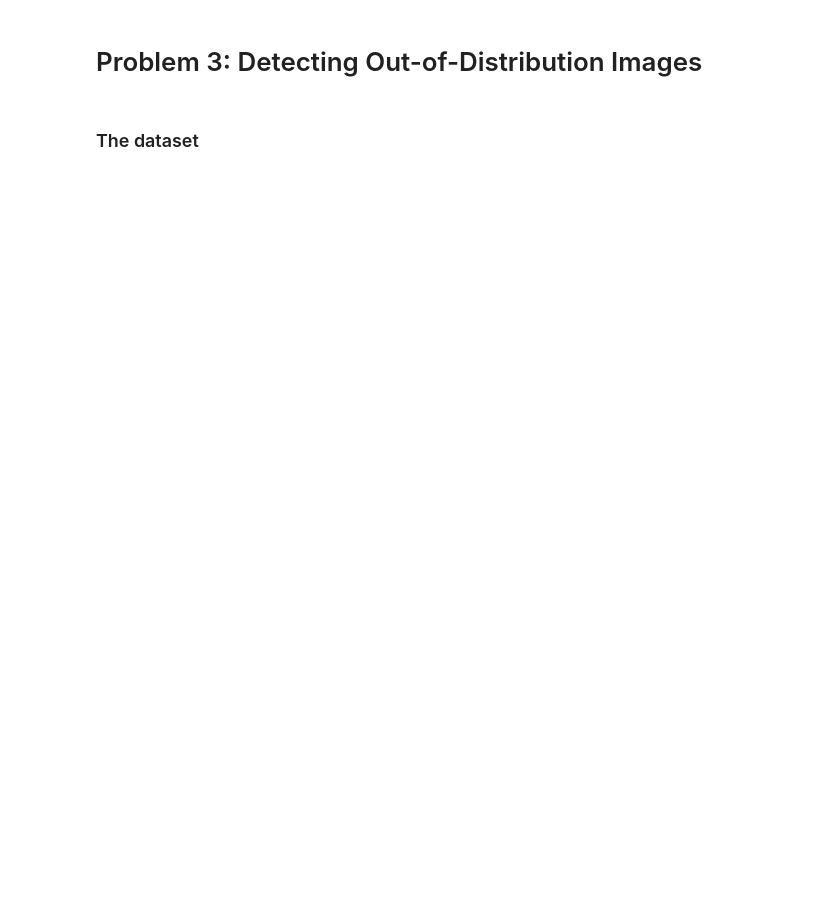
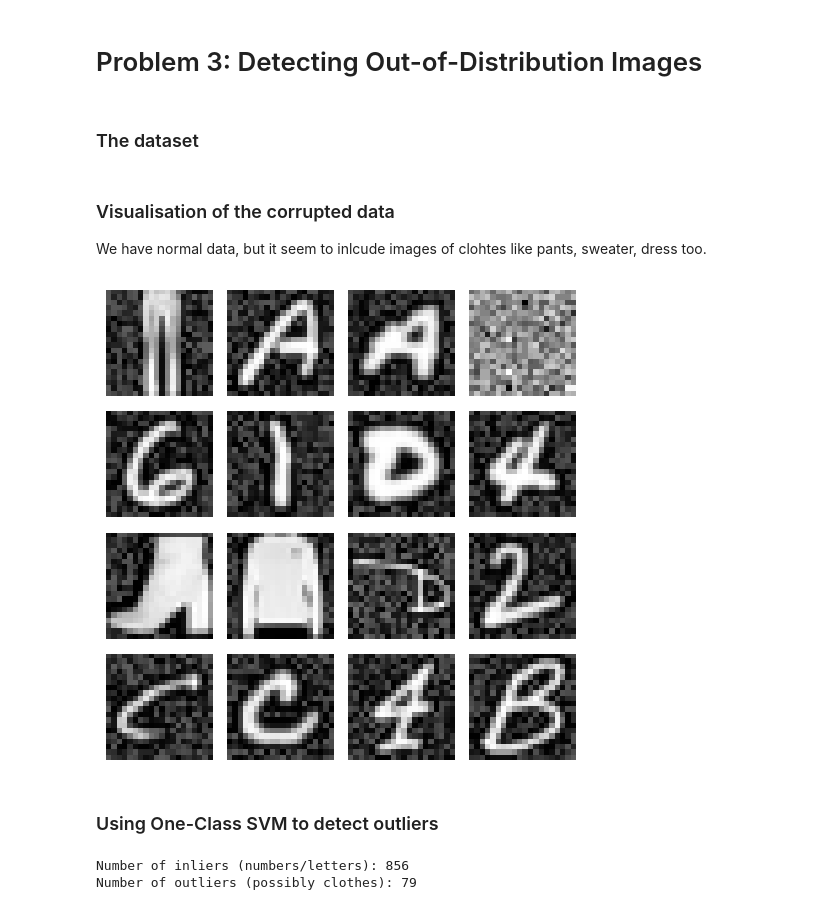
Before and after one commit to Smuch12/Digit-recognizer, a Jupyter notebook: digit_recognizer.ipynb, the cells around one changed output. Cells and saved outputs as stored; diff of their text form; code cells hidden in the pictures; blank space fills up the shorter version.

```diff
--- a/digit_recognizer.ipynb
+++ b/digit_recognizer.ipynb
@@ -38,7 +40,7 @@ labels_dict = {
     13: 'D',
     14: 'E',
     15: 'F',
-    16: 'empty'
+    16: 'Empty'
 }
 # %% [markdown]
 ### Splitting the dataset
@@ -229,3 +294,41 @@ plt.show()
 # %%
 corrupted_data = np.load('corrupt_dataset.npz')
 X_corrupted = corrupted_data['X']
+# %% [markdown]
+### Visualisation of the corrupted data
+
+We have normal data, but  it seem to inlcude images of clohtes like pants, sweater, dress too.
+# %%
+num_images = 16
+
+plt.figure(figsize=(5, 5))
+indices = np.random.choice(len(X_corrupted), num_images, replace=False)
+for i, idx in enumerate(indices):
+    image = X_corrupted[idx].reshape(20, 20)
+    plt.subplot(4, 4, i + 1)
+    plt.imshow(image, cmap='gray')
+    plt.axis('off')
+plt.tight_layout()
+plt.show()
+# %% [output]
+[figure, added]
+# %% [markdown]
+### Using One-Class SVM to detect outliers
+# %%
+# TODO: Test with others like Isolation Forest,  Local Outlier Factor, ...
+X_corrupted_scaled = scaler.transform(X_corrupted)
+X_corrupted_pca = pca.transform(X_corrupted_scaled)
+
+ocsvm = OneClassSVM(kernel='rbf', gamma='scale', nu=0.04)
+ocsvm.fit(X_train_pca)
+
+predictions = ocsvm.predict(X_corrupted_pca)
+
+inlier_indices = np.where(predictions == 1)[0]
+outlier_indices = np.where(predictions == -1)[0]
+
+print(f"Number of inliers (numbers/letters): {len(inlier_indices)}")
+print(f"Number of outliers (possibly clothes): {len(outlier_indices)}")
+# %% [output]
+Number of inliers (numbers/letters): 856
+Number of outliers (possibly clothes): 79
```
Also changed, not shown: parts of 20 cells of this notebook, 1 other file.
